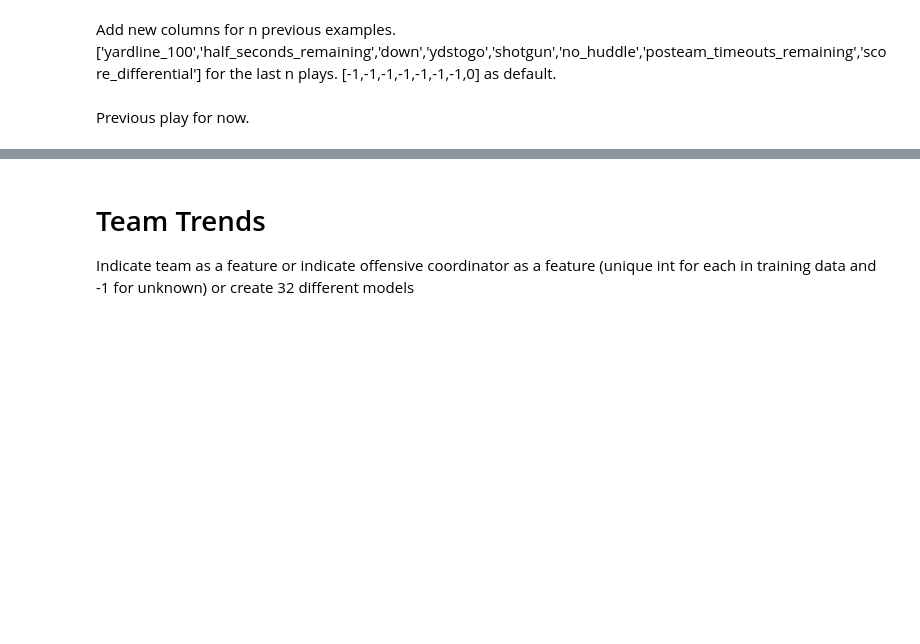
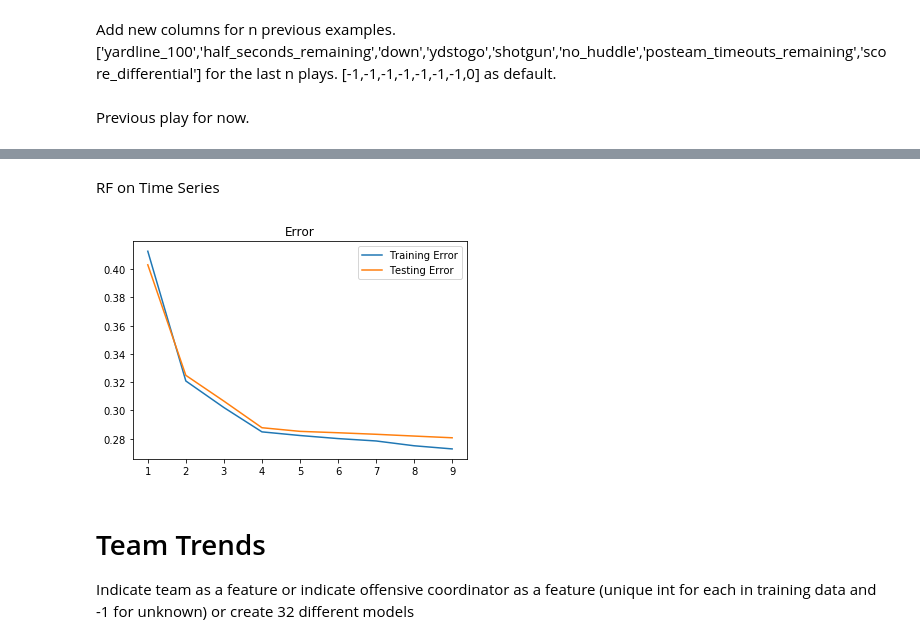
Before and after one commit to milanrshah/ORIE_4741-NFL_Play_Prediction, a Jupyter notebook: nfl/NFL.ipynb, the cells around one changed output, grey strips where cells are left out. Cells and saved outputs as stored; diff of their text form; code cells hidden in the pictures; blank space fills up the shorter version.

Commit message:
time series data and csv

```diff
--- a/nfl/NFL.ipynb
+++ b/nfl/NFL.ipynb
@@ -381,3 +359,35 @@ xTrain2.head(10)
+# %% [markdown]
+RF on Time Series
+# %%
+def error2(model):
+    predsTr = model.predict(xTrain2)
+    trainingerr=np.mean(np.sign(predsTr)!=yTrain)
+#     print("Training error: %2.4f" % trainingerr)
+
+    predsTe = model.predict(xTest2)
+    testingerr=np.mean(np.sign(predsTe)!=yTest)
+#     print("Testing error: %2.4f" % testingerr)
+
+    return trainingerr, testingerr
+# %%
+depth = range(1,10)
+errorTr = []
+errorTe = []
+for d in depth:
+    clf = RandomForestClassifier(n_estimators=100,max_depth=d,random_state=0)
+    clf.fit(xTrain2, yTrain)
+
+    trainingerr, testingerr = error2(clf)
+    errorTr.append(trainingerr)
+    errorTe.append(testingerr)
+
+plt.plot(depth, errorTr)
+plt.plot(depth, errorTe)
+plt.title("Error")
+plt.legend(['Training Error', 'Testing Error'], loc='upper right')
+plt.show()
+# %% [output]
+[figure, added]
 # %% [markdown]
 # Team Trends
 Indicate team as a feature or indicate offensive coordinator as a feature (unique int for each in training data and -1 for unknown) or create 32 different models
```
Also changed, not shown: parts of 7 cells of this notebook, 1 other file.
